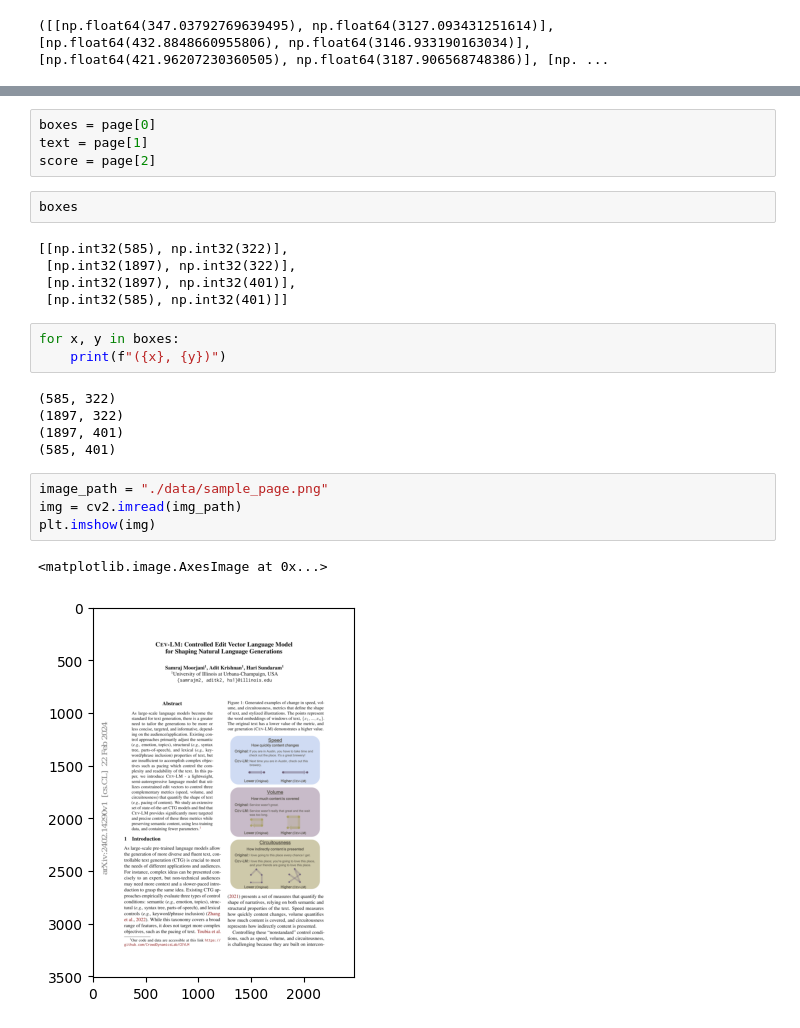
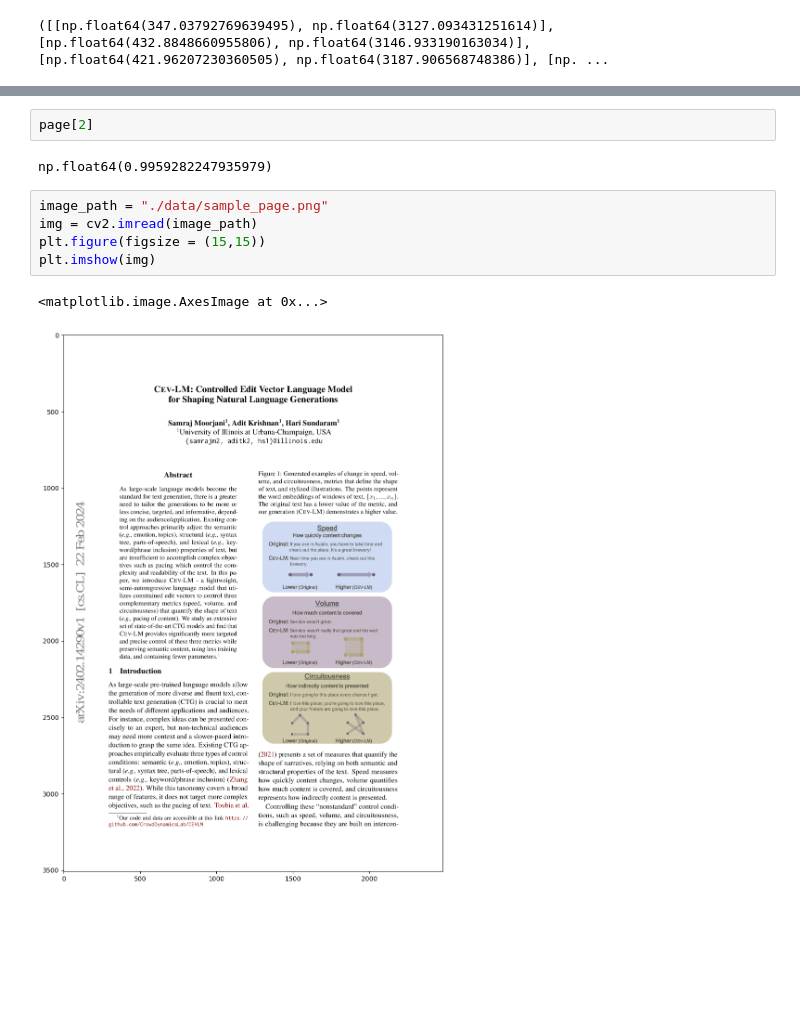
Before and after one commit to Julien-Pgn/SciRex, a Jupyter notebook: notebooks/ocr.ipynb, the cells around one changed output, grey strips where cells are left out. Drawn from its saved outputs; the diff is of its cells as text; blank space fills up the shorter version.

```diff
--- a/notebooks/ocr.ipynb
+++ b/notebooks/ocr.ipynb
@@ -95,27 +107,13 @@ page[1]
-# %%
-boxes = page[0]
-text = page[1]
-score = page[2]
 # %%
-boxes
+page[2]
 # %% [output]
-[[np.int32(585), np.int32(322)],
- [np.int32(1897), np.int32(322)],
- [np.int32(1897), np.int32(401)],
- [np.int32(585), np.int32(401)]]
+np.float64(0.9959282247935979)
-# %%
-for x, y in boxes:
-    print(f"({x}, {y})")
-# %% [output]
-(585, 322)
-(1897, 322)
-(1897, 401)
-(585, 401)
 # %%
 image_path = "./data/sample_page.png"
-img = cv2.imread(img_path)
+img = cv2.imread(image_path)
+plt.figure(figsize = (15,15))
 plt.imshow(img)
 # %% [output]
 <matplotlib.image.AxesImage at 0x...>
-[figure, old version]
+[figure, new version]
 # %%
```
Also changed, not shown: parts of 13 cells of this notebook, 7 other files.
